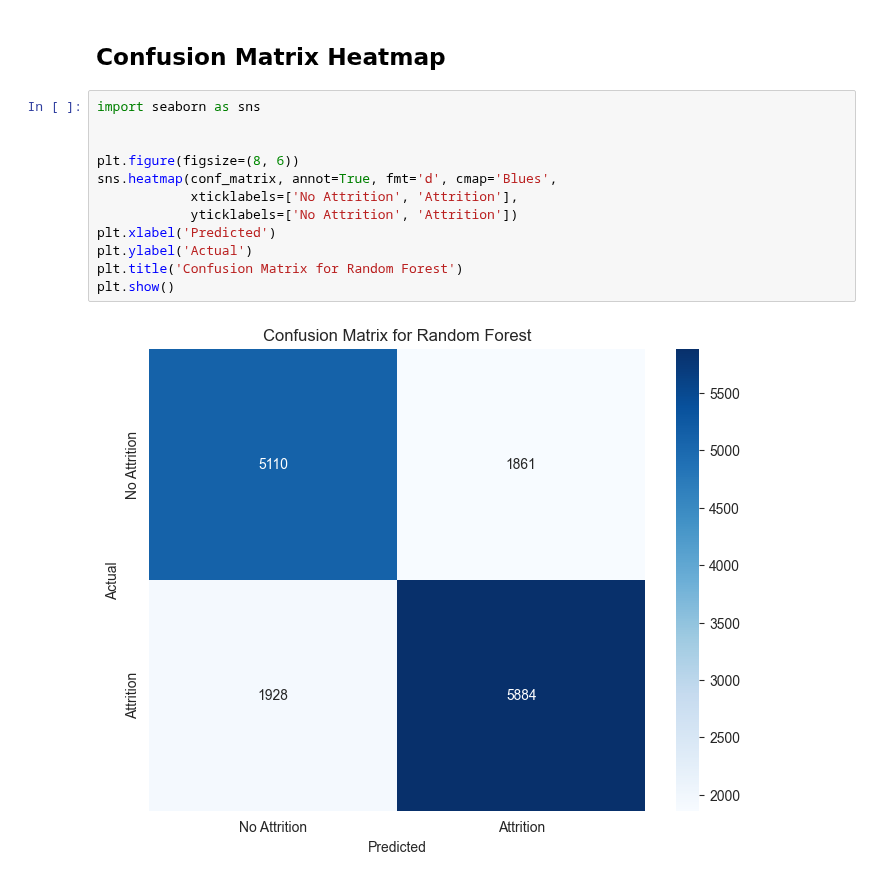
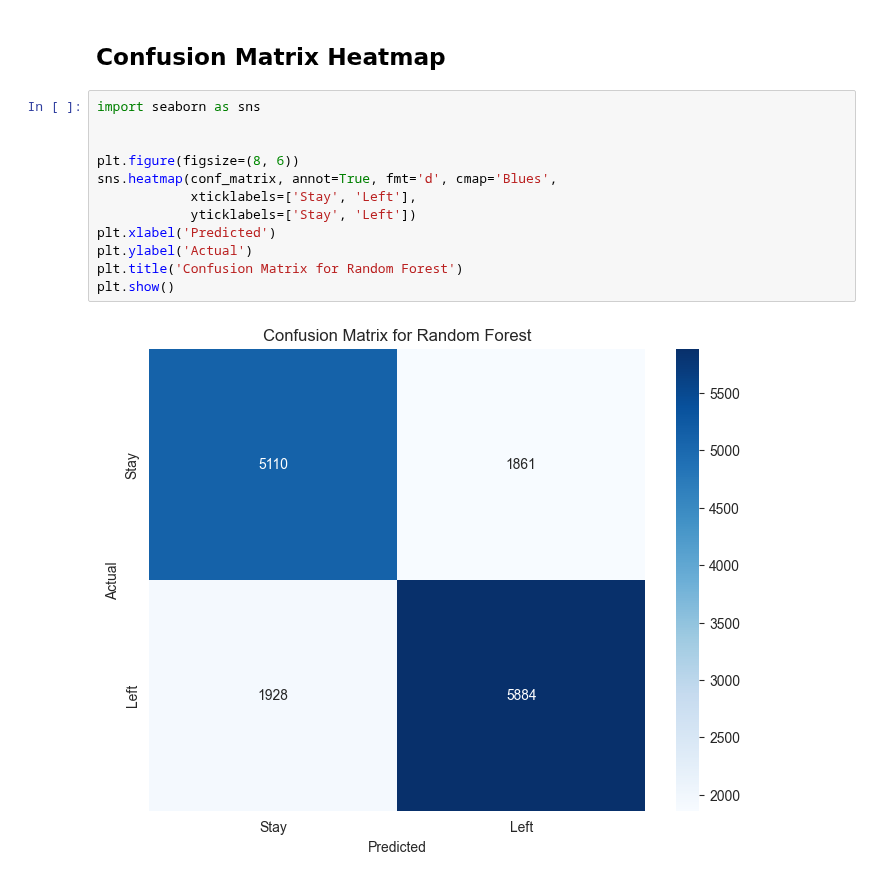
Before and after one commit to AmodMatheesha2003/employee-attrition-prediction-ml, a Jupyter notebook: Notebooks/Random_Forest_Employee_Attrition.ipynb, the cells around one changed output. Drawn from its saved outputs; the diff is of its cells as text.

Commit message:
Check Random_Forest_Employee_Attrition.ipynb

```diff
--- a/Notebooks/Random_Forest_Employee_Attrition.ipynb
+++ b/Notebooks/Random_Forest_Employee_Attrition.ipynb
@@ -249,14 +249,14 @@ plt.show()
 # %%
 import seaborn as sns
 
 
 plt.figure(figsize=(8, 6))
 sns.heatmap(conf_matrix, annot=True, fmt='d', cmap='Blues',
-            xticklabels=['No Attrition', 'Attrition'],
-            yticklabels=['No Attrition', 'Attrition'])
+            xticklabels=['Stay', 'Left'],
+            yticklabels=['Stay', 'Left'])
 plt.xlabel('Predicted')
 plt.ylabel('Actual')
 plt.title('Confusion Matrix for Random Forest')
 plt.show()
 # %% [output]
-[figure, old version]
+[figure, new version]
```
Also changed, not shown: parts of 6 cells of this notebook.
